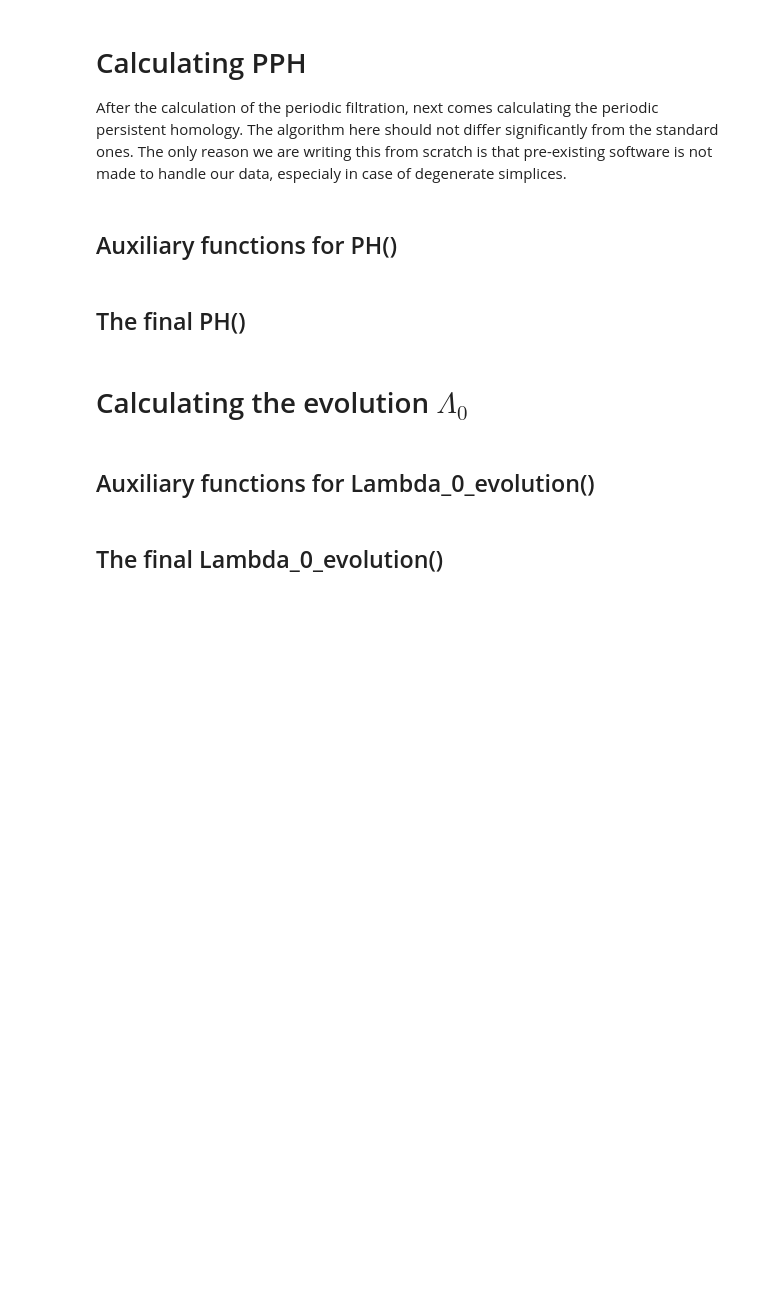
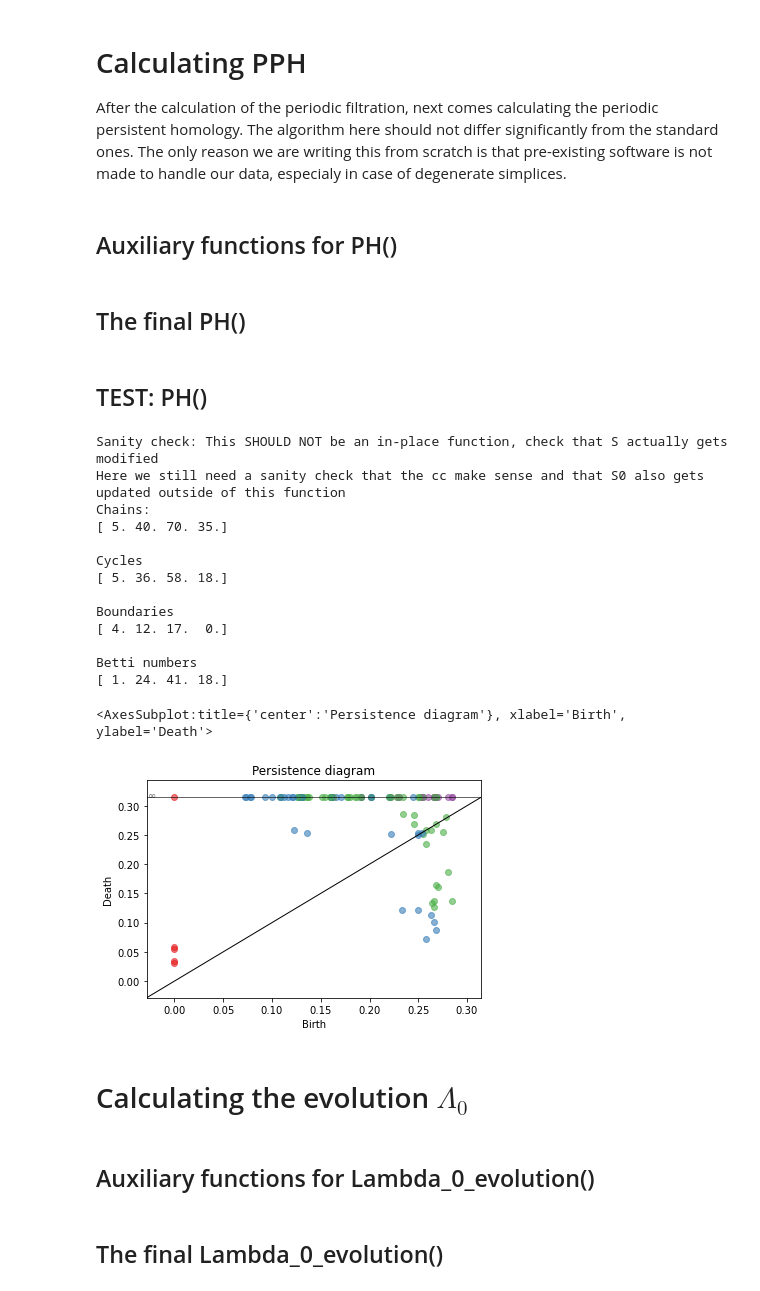
Before and after one commit to Chiara-ra/Masterthesis-Mathematics, a Jupyter notebook: Work_3d.ipynb, the cells around one changed output. Drawn from its saved outputs; the diff is of its cells as text; code cells hidden in the pictures; blank space fills up the shorter version.

```diff
--- a/Work_3d.ipynb
+++ b/Work_3d.ipynb
@@ -744,0 +774,6 @@ def periodic_filtration(points, max_alpha_square=float("inf"), a=1, b=1, c=1):
+# %%
+#from importlib import reload
+#sc = reload(sc)
+#N = 5
+#points = gen_points(N)
+p_filt, S = periodic_filtration(points)
@@ -839,6 +893,7 @@ def column_red(D, exhaustive=False):
     return pivots, R, V
 # %%
 def calc_groups(dim_list, pivots):
+    d=3
     dCn = np.zeros(d+1)
     dZn = np.zeros(d+1)
     dBn = np.zeros(d+1)
@@ -858,7 +913,7 @@ def calc_groups(dim_list, pivots):
 
     return dCn, dZn, dBn, dHn
 # %%
-def calc_pps(D, dim_list, S):
+def calc_pps(D, pivots, dim_list, S):
 
     pp_int = [] # list of persistence pairs
 
@@ -876,18 +931,22 @@ def calc_pps(D, dim_list, S):
         """
         # if jth column is 0 --> new cycle
         if pivots[j] == -1:
-            pds = sum([len(S[cnt]) for cnt in range(dim)]) # previous dimension needed to be subtracted
+            pds = sum([len(S[count]) for count in range(dim)]) # previous dimension needed to be subtracted
             a = (S[dim])[j-pds].index_total
-            pp_int.append((dim, (a,inf)))
+            pp_int.append((dim, (a,float("inf"))))
 
         # if column is non-zero --> death of class (that must have been born previously)
         else:
-            pds1 = sum([len(S[cnt]) for cnt in range(dim)]) # previous dimension needed to be subtracted
-            pds2 = sum([len(S[cnt]) for cnt in range(max(0,dim-1))])  # previous dimension needed to be subtracted
+            pds1 = sum([len(S[count]) for count in range(dim)]) # previous dimension needed to be subtracted
+            pds2 = sum([len(S[count]) for count in range(max(0,dim-1))])  # previous dimension needed to be subtracted
 
             a = (S[dim-1])[pivots[j]-pds2].index_total
             b = (S[dim])[j-pds1].index_total
-            pp_int.remove((dim-1, (a, inf)))
+
+            if (dim-1, (a, float("inf"))) not in pp_int:
+                print("something is wrong!!!")
+
+            pp_int.remove((dim-1, (a, float("inf"))))
             pp_int.append((dim-1, (a,b)))
 
 
@@ -973,8 +1032,7 @@ def PH(filt, S):
     """
 
 
-    d=2 # this is the dimension we are working in
-        # right now we are only on the square, so d=2
+    d=3 # this is the dimension we are working in
 
     D = boundary_matrix(S)
 
@@ -992,7 +1050,7 @@ def PH(filt, S):
 
 
 
-    pp_int = calc_pps(D, dim_list, S)
+    pp_int = calc_pps(D,  pivots, dim_list, S)
 
 
     # persistance pairs with continuous values
@@ -1005,6 +1063,41 @@ def PH(filt, S):
 
 
     return dCn, dZn, dBn, dHn, pp_int, pp_cont, pairs_w_reps
+# %% [markdown]
+## TEST: PH()
+# %%
+from importlib import reload
+sc = reload(sc)
+N = 5
+points = gen_points(N)
+p_filt, S = periodic_filtration(points)
+dCn, dZn, dBn, dHn, pp_int, pp_cont, pairs_w_reps = PH(p_filt, S)
+
+print("Chains:")
+print(dCn)
+print("\nCycles")
+print(dZn)
+print("\nBoundaries")
+print(dBn)
+print("\nBetti numbers")
+print(dHn)
+gd.plot_persistence_diagram(pp_cont)
+# %% [output]
+Sanity check: This SHOULD NOT be an in-place function, check that S actually gets modified
+Here we still need a sanity check that the cc make sense and that S0 also gets updated outside of this function
+Chains:
+[ 5. 40. 70. 35.]
+
+Cycles
+[ 5. 36. 58. 18.]
+
+Boundaries
+[ 4. 12. 17.  0.]
+
+Betti numbers
+[ 1. 24. 41. 18.]
+<AxesSubplot:title={'center':'Persistence diagram'}, xlabel='Birth', ylabel='Death'>
+[figure, added]
 # %% [markdown]
 # Calculating the evolution $\Lambda_0$
 # %% [markdown]
```
Also changed, not shown: parts of 21 cells of this notebook.
